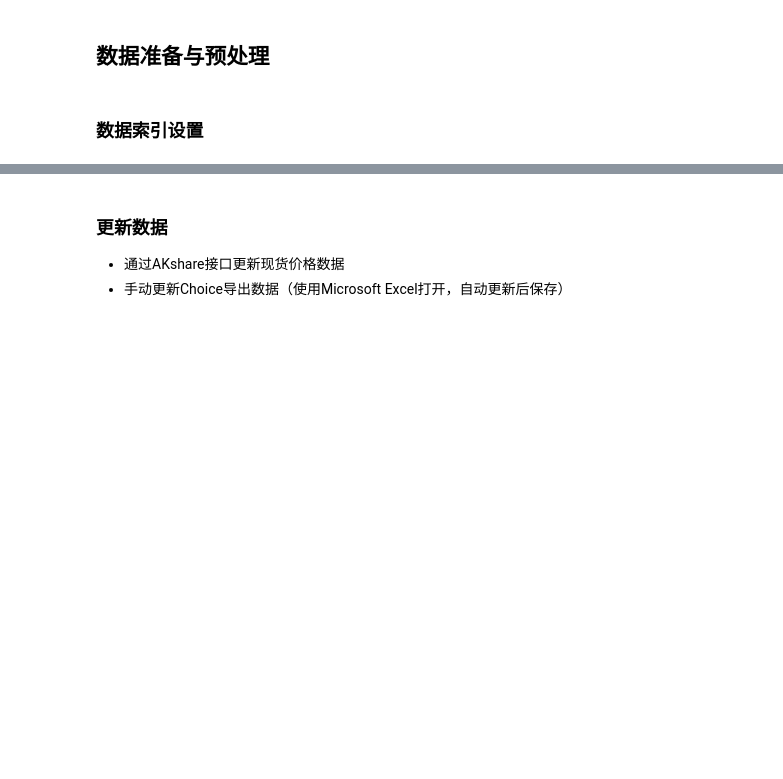
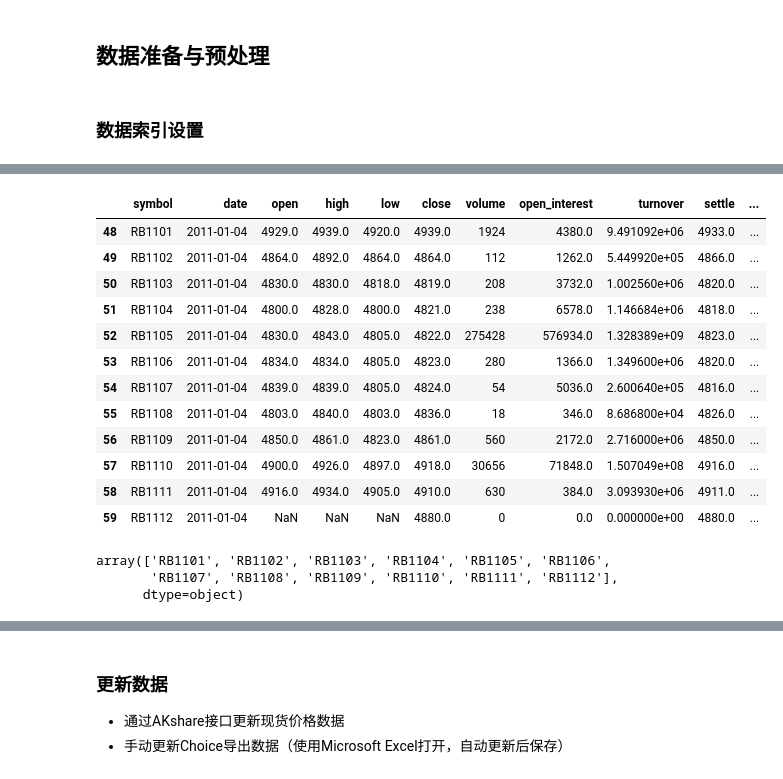
Before and after one commit to Howard-66/futures_nexus, a Jupyter notebook: steel/steel-rb.ipynb, the cells around one changed output, grey strips where cells are left out. Cells and saved outputs as stored; diff of their text form; code cells hidden in the pictures; blank space fills up the shorter version.

```diff
--- a/steel/steel-rb.ipynb
+++ b/steel/steel-rb.ipynb
@@ -84,0 +71,29 @@ symbol_i.merge_data()
+# %%
+exchange_id = symbol.symbol_setting['ExchangeID']
+df_contract_data = pd.read_excel('data/' + exchange_id + '.xlsx')
+# %%
+df_symbol_contract = df_contract_data[df_contract_data['variety']=='RB'].copy()
+df_symbol_contract['date'] = pd.to_datetime(df_symbol_contract['date'].astype(str), format='%Y%m%d')
+current_date = datetime.strptime('20110104', '%Y%m%d')
+df_symbol_contract_date = df_symbol_contract[df_symbol_contract['date']==current_date]
+df_symbol_contract_date
+# %% [output]
+|  | symbol | date | open | high | low | close | volume | open_interest | turnover | settle | ... |
+| 48 | RB1101 | 2011-01-04 | 4929.0 | 4939.0 | 4920.0 | 4939.0 | 1924 | 4380.0 | 9.491092e+06 | 4933.0 | ... |
+| 49 | RB1102 | 2011-01-04 | 4864.0 | 4892.0 | 4864.0 | 4864.0 | 112 | 1262.0 | 5.449920e+05 | 4866.0 | ... |
+| 50 | RB1103 | 2011-01-04 | 4830.0 | 4830.0 | 4818.0 | 4819.0 | 208 | 3732.0 | 1.002560e+06 | 4820.0 | ... |
+| 51 | RB1104 | 2011-01-04 | 4800.0 | 4828.0 | 4800.0 | 4821.0 | 238 | 6578.0 | 1.146684e+06 | 4818.0 | ... |
+| 52 | RB1105 | 2011-01-04 | 4830.0 | 4843.0 | 4805.0 | 4822.0 | 275428 | 576934.0 | 1.328389e+09 | 4823.0 | ... |
+| 53 | RB1106 | 2011-01-04 | 4834.0 | 4834.0 | 4805.0 | 4823.0 | 280 | 1366.0 | 1.349600e+06 | 4820.0 | ... |
+| 54 | RB1107 | 2011-01-04 | 4839.0 | 4839.0 | 4805.0 | 4824.0 | 54 | 5036.0 | 2.600640e+05 | 4816.0 | ... |
+| 55 | RB1108 | 2011-01-04 | 4803.0 | 4840.0 | 4803.0 | 4836.0 | 18 | 346.0 | 8.686800e+04 | 4826.0 | ... |
+| 56 | RB1109 | 2011-01-04 | 4850.0 | 4861.0 | 4823.0 | 4861.0 | 560 | 2172.0 | 2.716000e+06 | 4850.0 | ... |
+| 57 | RB1110 | 2011-01-04 | 4900.0 | 4926.0 | 4897.0 | 4918.0 | 30656 | 71848.0 | 1.507049e+08 | 4916.0 | ... |
+| 58 | RB1111 | 2011-01-04 | 4916.0 | 4934.0 | 4905.0 | 4910.0 | 630 | 384.0 | 3.093930e+06 | 4911.0 | ... |
+| 59 | RB1112 | 2011-01-04 | NaN | NaN | NaN | 4880.0 | 0 | 0.0 | 0.000000e+00 | 4880.0 | ... |
+# %%
+df_symbol_contract_date['symbol'].unique()
+# %% [output]
+array(['RB1101', 'RB1102', 'RB1103', 'RB1104', 'RB1105', 'RB1106',
+       'RB1107', 'RB1108', 'RB1109', 'RB1110', 'RB1111', 'RB1112'],
+      dtype=object)
```
Also changed, not shown: parts of 5 cells of this notebook.
